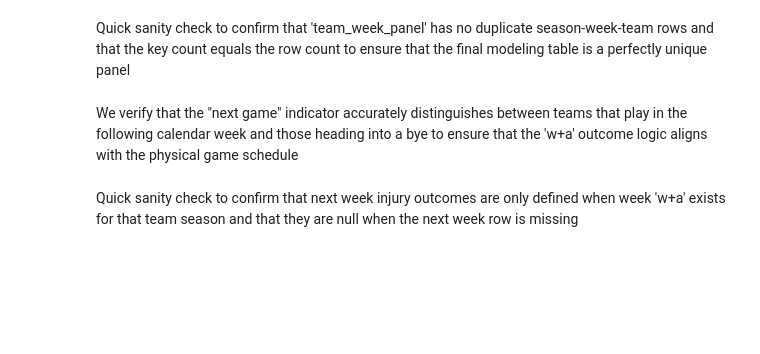
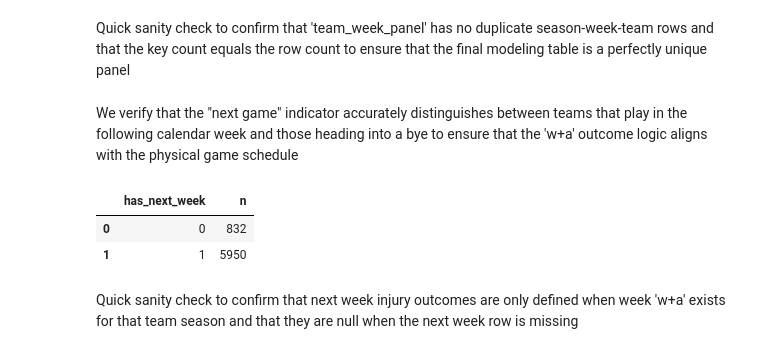
Before and after one commit to SiddharthKorukonda/2025-26-NFLPA-Data-Analytics-Case-Competition, a Jupyter notebook: notebooks/11_sanity_check_panel.ipynb, the cells around one changed output. Saved outputs shown, nothing was run; the diff lists cells and outputs as text; code cells hidden in the pictures; blank space fills up the shorter version.

```diff
--- a/notebooks/11_sanity_check_panel.ipynb
+++ b/notebooks/11_sanity_check_panel.ipynb
@@ -206,44 +261,68 @@ if len(dups) > 0:
 # %% [markdown]
 We verify that the "next game" indicator accurately distinguishes between teams that play in the following calendar week and those heading into a bye to ensure that the 'w+a' outcome logic aligns with the physical game schedule
 # %%
-con.execute("DROP VIEW IF EXISTS panel_next_week_flags")
+obj = con.execute("""
+SELECT
+  table_type
+FROM information_schema.tables
+WHERE table_name = 'panel_next_week_flags'
+ORDER BY
+  CASE WHEN table_schema = 'temp' THEN 0 ELSE 1 END,
+  table_schema
+LIMIT 1
+""").fetchone()
+
+if obj is not None and obj[0] == "VIEW":
+    con.execute("DROP VIEW panel_next_week_flags")
+elif obj is not None and obj[0] == "BASE TABLE":
+    con.execute("DROP TABLE panel_next_week_flags")
+
+cols = set(con.execute("DESCRIBE team_week_panel").df()["column_name"].tolist())
+team_key = "team_id" if "team_id" in cols else "team"
 
 con.execute(f"""
 CREATE TEMP VIEW panel_next_week_flags AS
 WITH base AS (
   SELECT
-    {SEASON_COL} AS season,
-    {WEEK_COL} AS week,
-    CAST({TEAM_COL} AS VARCHAR) AS team_key
-  FROM {PANEL_TABLE}
+    season,
+    week,
+    {team_key} AS team_key
+  FROM team_week_panel
 ),
-nxt AS (
+next_week AS (
   SELECT
-    {SEASON_COL} AS season,
-    {WEEK_COL} AS week,
-    CAST({TEAM_COL} AS VARCHAR) AS team_key
-  FROM {PANEL_TABLE}
+    season,
+    week,
+    {team_key} AS team_key
+  FROM team_week_panel
 )
 SELECT
   b.season,
   b.week,
-  b.team_key,
-  CASE WHEN n.week IS NULL THEN 0 ELSE 1 END AS has_next_week
+  b.team_key AS {team_key},
+  CASE
+    WHEN n.team_key IS NOT NULL THEN 1
+    ELSE 0
+  END AS has_next_week
 FROM base b
-LEFT JOIN nxt n
+LEFT JOIN next_week n
   ON n.season = b.season
  AND n.team_key = b.team_key
  AND n.week = b.week + 1
 """)
 
-con.execute("""
+con.execute(f"""
 SELECT
   has_next_week,
-  COUNT(*) AS n_rows
+  COUNT(*) AS n
 FROM panel_next_week_flags
 GROUP BY 1
 ORDER BY 1
 """).df()
+# %% [output]
+|  | has_next_week | n |
+| 0 | 0 | 832 |
+| 1 | 1 | 5950 |
 # %% [markdown]
 Quick sanity check to confirm that next week injury outcomes are only defined when week 'w+a' exists for that team season and that they are null when the next week row is missing
 # %%
```
Also changed, not shown: parts of 17 cells of this notebook.
